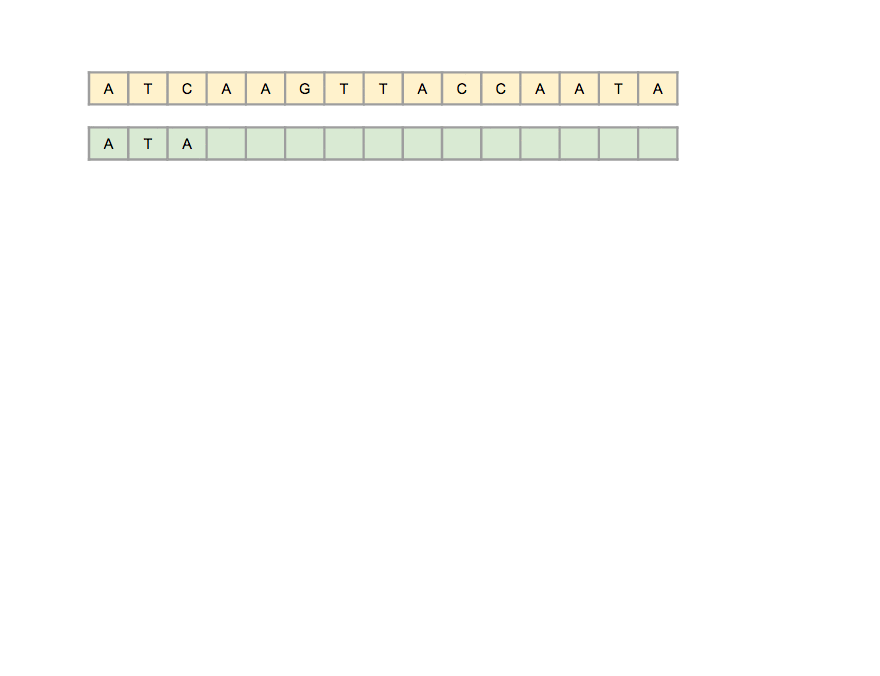
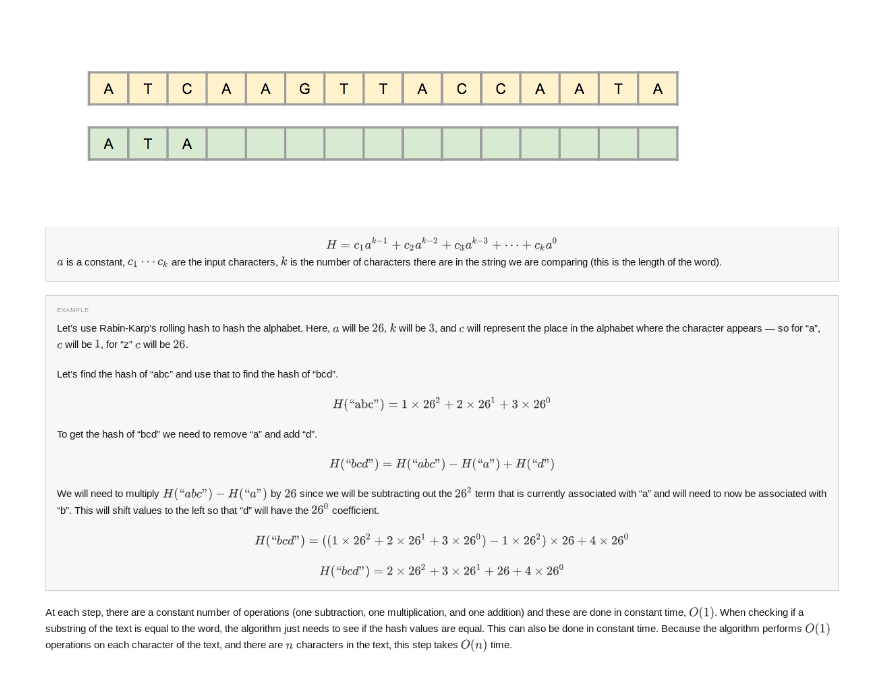
Before and after one commit to m0rphed/rabin_karp, a Jupyter notebook: rk-alg-main.ipynb, the cells around one changed output. Drawn from its saved outputs; the diff is of its cells as text; code cells hidden in the pictures; blank space fills up the shorter version.

```diff
--- a/rk-alg-main.ipynb
+++ b/rk-alg-main.ipynb
@@ -44,5 +44,10 @@ Image(filename="/home/vic/Desktop/RK-algorithm/rabin-karp-algorithm.gif.png")
 # %% [output]
 [figure]
+# %%
+from IPython.display import Image
+Image(filename="/home/vic/Desktop/RK-github/rabin_karp/rolling-hash.png")
+# %% [output]
+[figure, added]
 # %%
 class RollingHash:
     def __init__(self, text, sizeWord):
```
Also changed, not shown: parts of 1 cell of this notebook.
